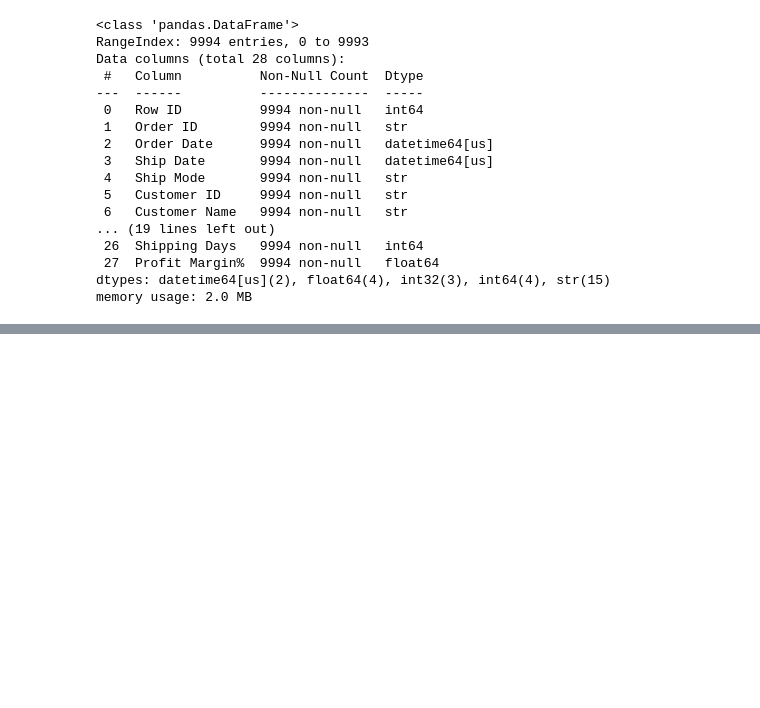
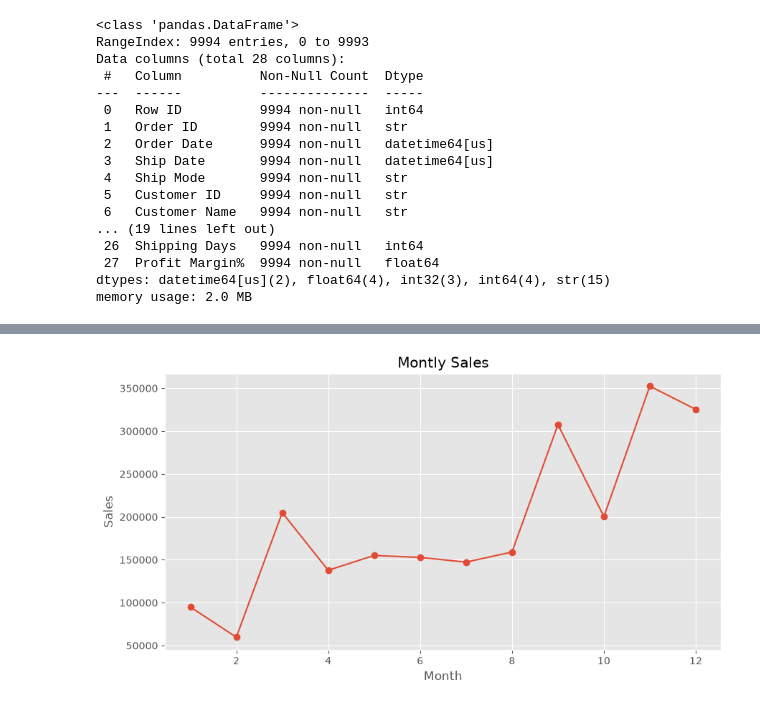
Before and after one commit to shreshhhh/Sales-Analytics, a Jupyter notebook: notebooks/sales_analysis.ipynb, the cells around one changed output, grey strips where cells are left out. Cells and saved outputs as stored; diff of their text form; code cells hidden in the pictures; blank space fills up the shorter version.

```diff
--- a/notebooks/sales_analysis.ipynb
+++ b/notebooks/sales_analysis.ipynb
@@ -205,0 +208,4 @@ sales.to_csv("../data/cleaned_superstore.csv" , index = "False")
+# %%
+sales = pd.read_csv("../data/cleaned_superstore.csv")
+sales["Order Date"] = pd.to_datetime(sales["Order Date"])
+sales["Ship Date"] = pd.to_datetime(sales["Ship Date"])
@@ -205,0 +235,8 @@ sales.to_csv("../data/cleaned_superstore.csv" , index = "False")
+# %%
+monthly_sales = (
+    sales.groupby("Month")["Sales"]
+    .sum()
+    .reset_index()
+)
+
+monthly_sales
@@ -205,0 +257,16 @@ sales.to_csv("../data/cleaned_superstore.csv" , index = "False")
+# %%
+plt.figure(figsize=(10,5))
+
+plt.plot(
+    monthly_sales["Month" ],
+    monthly_sales["Sales"],
+    marker = 'o'
+)
+
+plt.title("Montly Sales")
+plt.xlabel("Month")
+plt.ylabel("Sales")
+
+plt.show()
+# %% [output]
+[figure, added]
```
Also changed, not shown: parts of 15 cells of this notebook.
